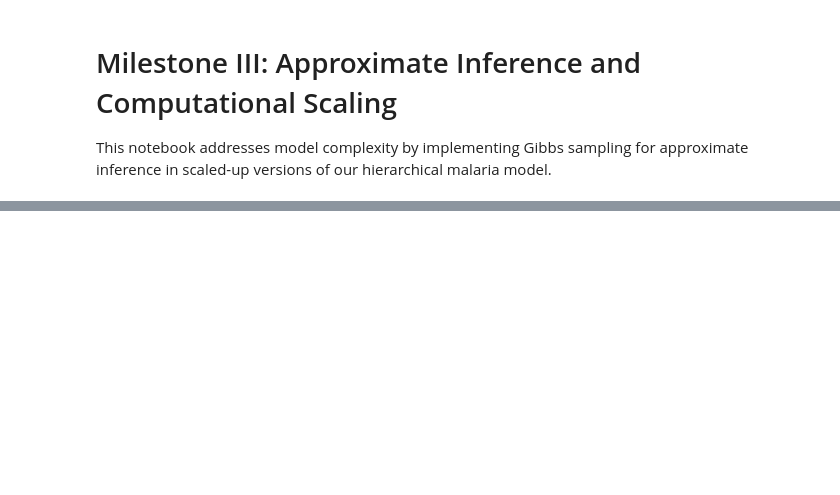
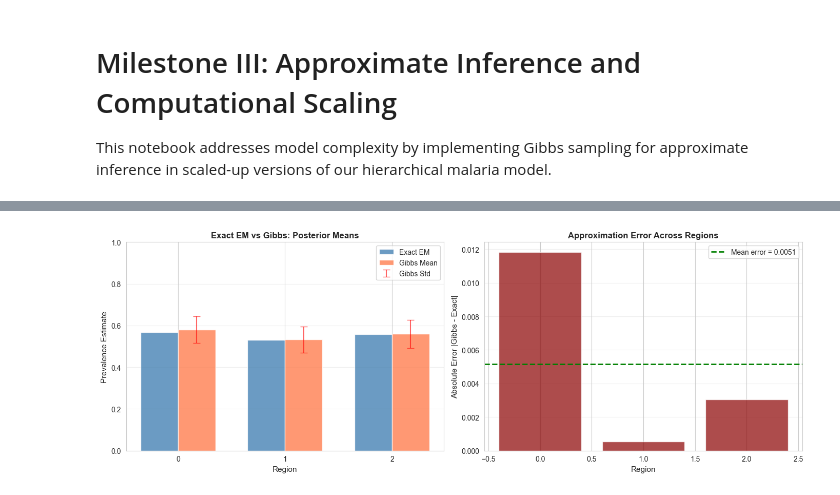
Before and after one commit to 333ihab/Malaria-detection-Bayesian-Inference, a Jupyter notebook: notebooks/03_gibbs_sampler.ipynb, the cells around one changed output, grey strips where cells are left out. Saved outputs shown, nothing was run; the diff lists cells and outputs as text; code cells hidden in the pictures; blank space fills up the shorter version.

```diff
--- a/notebooks/03_gibbs_sampler.ipynb
+++ b/notebooks/03_gibbs_sampler.ipynb
@@ -212,0 +554,15 @@ plt.show()
+# %%
+# Run GIBBS on the same small subset
+sampler_small = GibbsSampler(df_small, mu_0, sigma_0, mu_1, sigma_1, alpha_hyper, beta_hyper)
+results_small = sampler_small.sample(n_samples=2000, burn_in=500, verbose=True)
+
+pi_samples_small = results_small['pi_samples']
+gibbs_pi_means = pi_samples_small.mean(axis=0)
+gibbs_pi_std = pi_samples_small.std(axis=0)
+
+print(f"\nGibbs Results (Small Subset):")
+print(f"  Samples retained: {results_small['n_samples']}")
+print(f"  Computation time: {results_small['comp_time']:.4f} seconds")
+print("  Region prevalence posterior means:")
+for i, r in enumerate(sampler_small.regions):
+    print(f"  Region {r}: mean={gibbs_pi_means[i]:.3f}, std={gibbs_pi_std[i]:.4f}")
@@ -212,0 +672,37 @@ plt.show()
+# %%
+# Visualization of exact vs Gibbs
+fig, axes = plt.subplots(1, 2, figsize=(14, 5))
+
+# Left: Point estimates comparison
+ax = axes[0]
+x = np.arange(len(sampler_small.regions))
+width = 0.35
+
+ax.bar(x - width/2, exact_pi_means, width, label='Exact EM', color='steelblue', alpha=0.8)
+ax.bar(x + width/2, gibbs_pi_means, width, label='Gibbs Mean', color='coral', alpha=0.8)
+ax.errorbar(x + width/2, gibbs_pi_means, yerr=gibbs_pi_std, fmt='none', color='red',
+            capsize=5, alpha=0.6, label='Gibbs Std')
+
+ax.set_xlabel('Region', fontsize=11)
+ax.set_ylabel('Prevalence Estimate', fontsize=11)
+ax.set_title('Exact EM vs Gibbs: Posterior Means', fontsize=12, fontweight='bold')
+ax.set_xticks(x)
+ax.set_xticklabels(sampler_small.regions)
+ax.legend(fontsize=10)
+ax.grid(True, alpha=0.3, axis='y')
+ax.set_ylim([0, 1])
+
+# Right: Approximation error
+ax = axes[1]
+ax.bar(sampler_small.regions, errors, color='darkred', alpha=0.7)
+ax.axhline(np.mean(errors), color='green', linestyle='--', linewidth=2, label=f'Mean error = {np.mean(errors):.4f}')
+ax.set_xlabel('Region', fontsize=11)
+ax.set_ylabel('Absolute Error |Gibbs - Exact|', fontsize=11)
+ax.set_title('Approximation Error Across Regions', fontsize=12, fontweight='bold')
+ax.legend(fontsize=10)
+ax.grid(True, alpha=0.3, axis='y')
+
+plt.tight_layout()
+plt.show()
+# %% [output]
+[figure, added]
```
Also changed, not shown: parts of 20 cells of this notebook, 1 other file.
